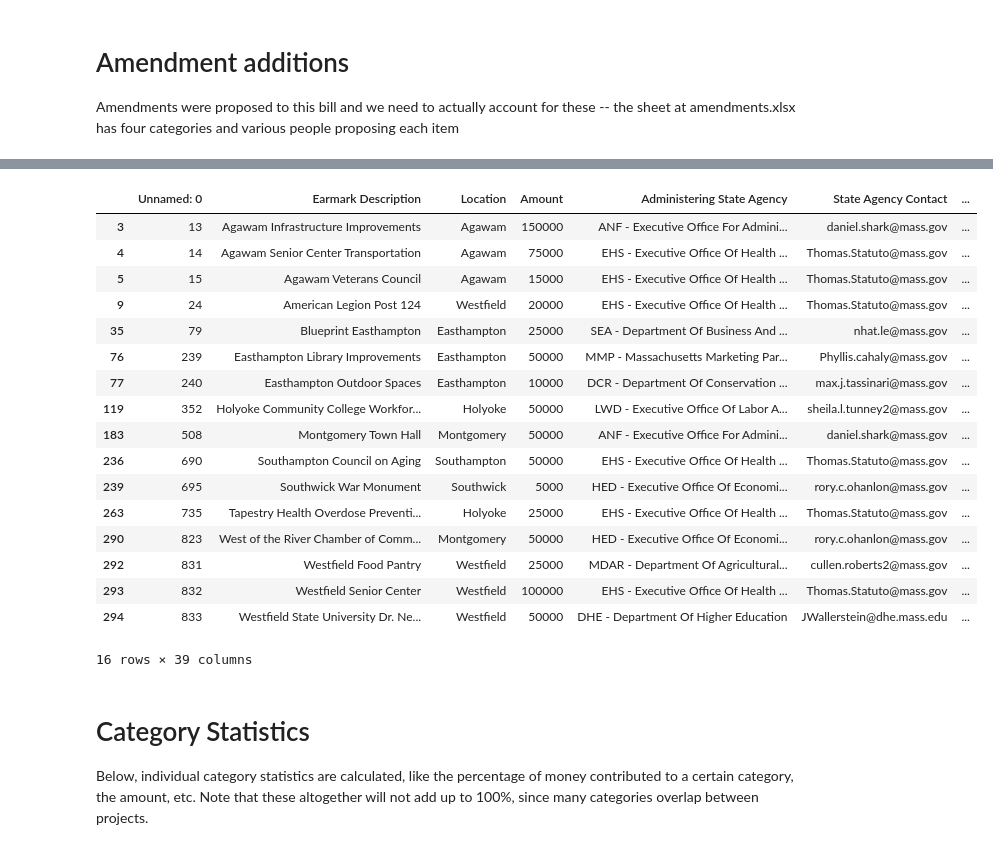
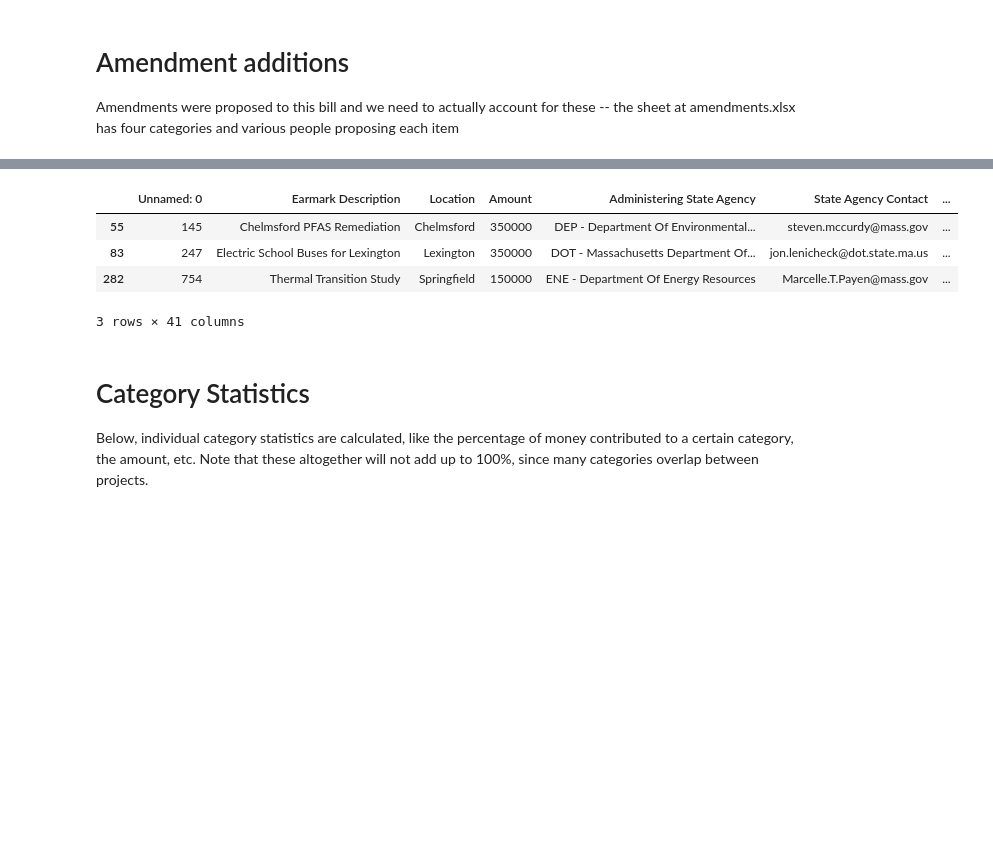
Before and after one commit to specificlanguage/gbh_earmarks, a Jupyter notebook: earmark_analysis.ipynb, the cells around one changed output, grey strips where cells are left out. Drawn from its saved outputs; the diff is of its cells as text; code cells hidden in the pictures; blank space fills up the shorter version.

```diff
--- a/earmark_analysis.ipynb
+++ b/earmark_analysis.ipynb
@@ -346,18 +349,29 @@ amendments_adopt =  amendments.loc[amendments["Status"] == "Adopted"]
 amendments = pd.concat([amendments_adopt, amendments_consol])
 
 earmarks_temp_merge = earmarks
-earmarks_temp_merge["Earmarks Desc Lower"] = earmarks_temp_merge["Earmark Description"].str.lower()
-amendments["Title"] = amendments["Title"].str.lower()
 
-amendments = amendments.rename(columns={"Title":"Earmarks Desc Lower"}, errors="raise")
+# Match titles?
+# earmarks_temp_merge["Earmarks Desc Lower"] = earmarks_temp_merge["Earmark Description"].str.lower()
+# amendments["Earmarks Desc Lower"] = amendments["Title"].str.lower()
+#
+# amendments = amendments.rename(columns={"Title":"Earmarks Desc Lower"}, errors="raise")
 
-print(amendments.columns, "\n",  earmarks_temp_merge.columns)
+def get_best_match(x):
+    matches = difflib.get_close_matches(x, amendments['Title'], cutoff=0.5)
+    if len(matches) == 0:
+        return pd.NA
+    return matches[0]
 
-earmarks_amdts = earmarks_temp_merge.merge(amendments, on="Earmarks Desc Lower")
+earmarks_temp_merge['amdt_match'] = earmarks_temp_merge['Earmark Description']
+earmarks_temp_merge['amdt_match'].apply(lambda x: get_best_match(x))
+
+# print(amendments.columns, "\n",  earmarks_temp_merge.columns)
+
+earmarks_amdts = earmarks_temp_merge.merge(amendments, left_on="amdt_match", right_on="Title")
 # earmarks_amdts.drop("Earmark Desc Lower")
 
 earmarks_amdts.to_csv(path_or_buf="out/amendments_to_legis.csv")
 earmarks_amdts.to_excel("out/amendments_to_legis.xlsx")
-
-earmarks_amdts
+print(len(earmarks_amdts))
+# earmarks_amdts
 # %% [output]
@@ -405,27 +379,15 @@ Name: Sponsor, Length: 128, dtype: int64
 # %%
 # Investigate a certain senator?
 
-legis = "Velis, John C. (SEN)"
+legis = "Barrett, Michael J. (SEN)"
 earmarks_amdts[earmarks_amdts["Sponsor"] == legis]
+# amendments[amendments["Sponsor"] == legis]
 # %% [output]
 |  | Unnamed: 0 | Earmark Description | Location | Amount | Administering State Agency | State Agency Contact | ... |
-| 3 | 13 | Agawam Infrastructure Improvements | Agawam | 150000 | ANF - Executive Office For Admini... | daniel.shark@mass.gov | ... |
-| 4 | 14 | Agawam Senior Center Transportation | Agawam | 75000 | EHS - Executive Office Of Health ... | Thomas.Statuto@mass.gov | ... |
-| 5 | 15 | Agawam Veterans Council | Agawam | 15000 | EHS - Executive Office Of Health ... | Thomas.Statuto@mass.gov | ... |
-| 9 | 24 | American Legion Post 124 | Westfield | 20000 | EHS - Executive Office Of Health ... | Thomas.Statuto@mass.gov | ... |
-| 35 | 79 | Blueprint Easthampton | Easthampton | 25000 | SEA - Department Of Business And ... | nhat.le@mass.gov | ... |
-| 76 | 239 | Easthampton Library Improvements | Easthampton | 50000 | MMP - Massachusetts Marketing Par... | Phyllis.cahaly@mass.gov | ... |
-| 77 | 240 | Easthampton Outdoor Spaces | Easthampton | 10000 | DCR - Department Of Conservation ... | max.j.tassinari@mass.gov | ... |
-| 119 | 352 | Holyoke Community College Workfor... | Holyoke | 50000 | LWD - Executive Office Of Labor A... | sheila.l.tunney2@mass.gov | ... |
-| 183 | 508 | Montgomery Town Hall | Montgomery | 50000 | ANF - Executive Office For Admini... | daniel.shark@mass.gov | ... |
-| 236 | 690 | Southampton Council on Aging | Southampton | 50000 | EHS - Executive Office Of Health ... | Thomas.Statuto@mass.gov | ... |
-| 239 | 695 | Southwick War Monument | Southwick | 5000 | HED - Executive Office Of Economi... | rory.c.ohanlon@mass.gov | ... |
-| 263 | 735 | Tapestry Health Overdose Preventi... | Holyoke | 25000 | EHS - Executive Office Of Health ... | Thomas.Statuto@mass.gov | ... |
-| 290 | 823 | West of the River Chamber of Comm... | Montgomery | 50000 | HED - Executive Office Of Economi... | rory.c.ohanlon@mass.gov | ... |
-| 292 | 831 | Westfield Food Pantry | Westfield | 25000 | MDAR - Department Of Agricultural... | cullen.roberts2@mass.gov | ... |
-| 293 | 832 | Westfield Senior Center | Westfield | 100000 | EHS - Executive Office Of Health ... | Thomas.Statuto@mass.gov | ... |
-| 294 | 833 | Westfield State University Dr. Ne... | Westfield | 50000 | DHE - Department Of Higher Education | JWallerstein@dhe.mass.edu | ... |
+| 55 | 145 | Chelmsford PFAS Remediation | Chelmsford | 350000 | DEP - Department Of Environmental... | steven.mccurdy@mass.gov | ... |
+| 83 | 247 | Electric School Buses for Lexington | Lexington | 350000 | DOT - Massachusetts Department Of... | jon.lenicheck@dot.state.ma.us | ... |
+| 282 | 754 | Thermal Transition Study | Springfield | 150000 | ENE - Department Of Energy Resources | Marcelle.T.Payen@mass.gov | ... |
-16 rows × 39 columns
+3 rows × 41 columns
 # %% [markdown]
 # Category Statistics
 
```
Also changed, not shown: parts of 7 cells of this notebook, 2 other files.
